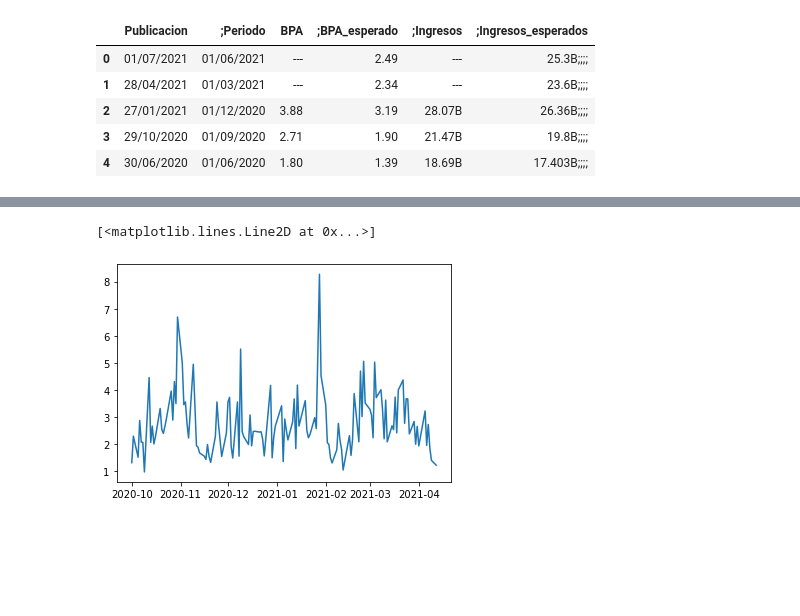
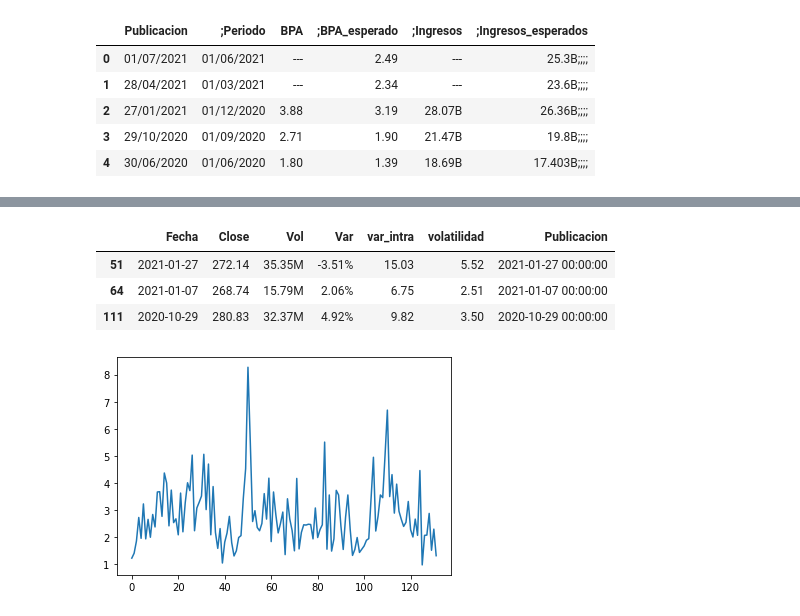
Before and after one commit to asiokfd/Proyecto2, a Jupyter notebook: Proyecto2 (sucio).ipynb, the cells around one changed output, grey strips where cells are left out. Drawn from its saved outputs; the diff is of its cells as text; code cells hidden in the pictures; blank space fills up the shorter version.

```diff
--- a/Proyecto2 (sucio).ipynb
+++ b/Proyecto2 (sucio).ipynb
@@ -187,0 +164,2 @@ fechasfiltradas3
+# %%
+dff.drop ([" BPA_esperado", "BPA", "Ingresos", "Ingresos_esperados", "Periodo"], axis=1, inplace=True)
@@ -187,0 +172,2 @@ fechasfiltradas3
+# %%
+dff.drop (["Fechaidx", "Open", "Max", "Min", "Fechaidx" ], axis=1, inplace=True)
@@ -187,0 +194,13 @@ fechasfiltradas3
+# %%
+dff= dff.fillna(0)
+# %%
+dff.reset_index (inplace=True)
+# %%
+buscando_datos = dff.loc[:, "Publicacion"] != 0
+fechas = dff.loc[buscando_datos]
+fechas
+# %% [output]
+|  | Fecha | Close | Vol | Var | var_intra | volatilidad | Publicacion |
+| 51 | 2021-01-27 | 272.14 | 35.35M | -3.51% | 15.03 | 5.52 | 2021-01-27 00:00:00 |
+| 64 | 2021-01-07 | 268.74 | 15.79M | 2.06% | 6.75 | 2.51 | 2021-01-07 00:00:00 |
+| 111 | 2020-10-29 | 280.83 | 32.37M | 4.92% | 9.82 | 3.50 | 2020-10-29 00:00:00 |
@@ -188,8 +211,9 @@ fechasfiltradas3
 # %%
 import numpy as np
 import matplotlib.pyplot as plt
-# %%
-plt.plot (historico.volatilidad)
-# %% [output]
-[<matplotlib.lines.Line2D at 0x...>]
-[figure, removed]
+# %%
+#plt.plot(2,3, marker="o", color="red")
+volatilidad=plt.plot (dff.volatilidad )
+plt.savefig("volatilidad.jpg")
+# %% [output]
+[figure, added]
```
Also changed, not shown: parts of 18 cells of this notebook, 9 other files.
